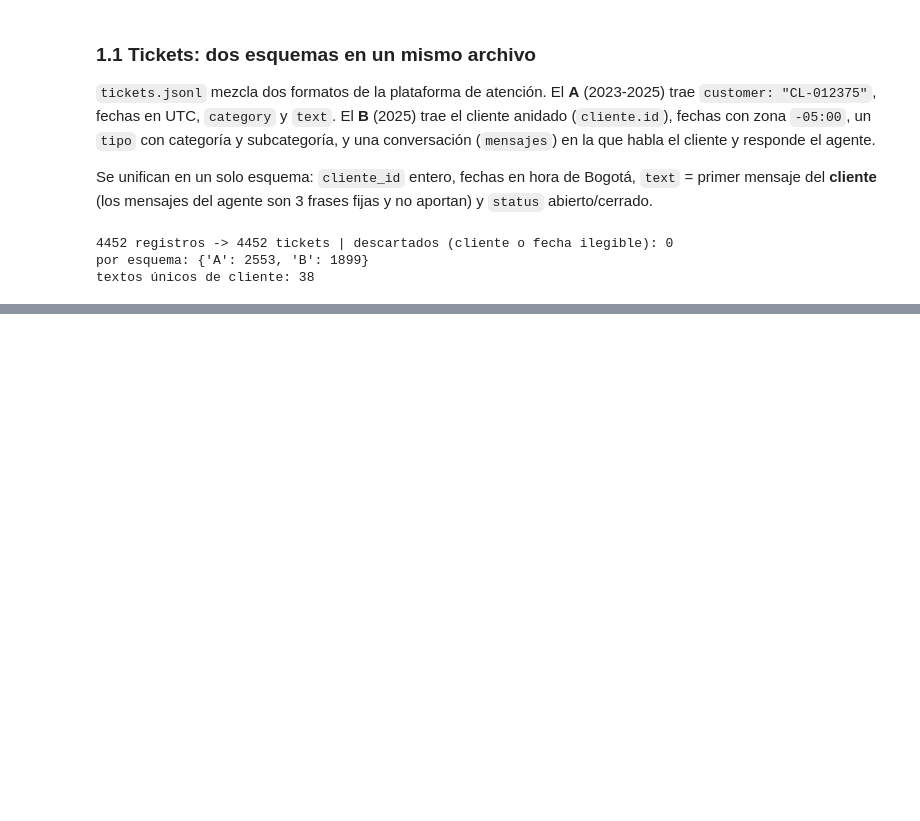
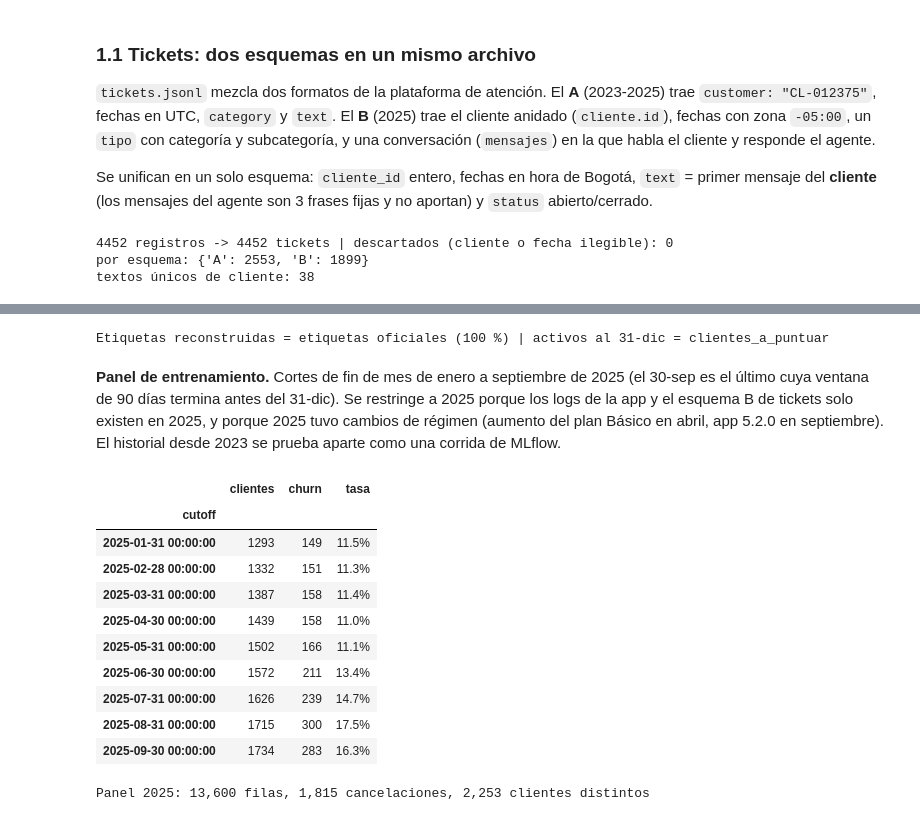
Before and after one commit to unfresh25/conecta-churn, a Jupyter notebook: solucion.ipynb, the cells around one changed output, grey strips where cells are left out. Cells and saved outputs as stored; diff of their text form; code cells hidden in the pictures; blank space fills up the shorter version.

Commit message:
feat: etiquetas reconstruidas y verificadas

```diff
--- a/solucion.ipynb
+++ b/solucion.ipynb
@@ -150,0 +178,35 @@ textos únicos de cliente: 38
+# %%
+# Control: la reconstrucción coincide al 100 % (mismos clientes, misma etiqueta) en los tres cortes.
+assert (check["_merge"] == "both").all()
+assert (check["churn_90d"] == check["churn_official"]).all()
+# Y los activos al 31-dic-2025 son exactamente los clientes a puntuar.
+assert active_at(data.subscriptions, TODAY) == set(data.to_score["cliente_id"])
+print("Etiquetas reconstruidas = etiquetas oficiales (100 %) | activos al 31-dic = clientes_a_puntuar")
+# %% [output]
+Etiquetas reconstruidas = etiquetas oficiales (100 %) | activos al 31-dic = clientes_a_puntuar
+# %% [markdown]
+**Panel de entrenamiento.** Cortes de fin de mes de enero a septiembre de 2025 (el 30-sep es el último cuya ventana de 90 días
+termina antes del 31-dic). Se restringe a 2025 porque los logs de la app y el esquema B de tickets solo existen en 2025, y porque
+2025 tuvo cambios de régimen (aumento del plan Básico en abril, app 5.2.0 en septiembre). El historial desde 2023 se prueba aparte
+como una corrida de MLflow.
+# %%
+TRAIN_CUTOFFS = monthly_cutoffs("2025-01-31", "2025-09-30")
+labels = build_labels(data.subscriptions, TRAIN_CUTOFFS)
+by_cutoff = labels.groupby("cutoff")["churn_90d"].agg(clientes="size", churn="sum", tasa="mean")
+display(by_cutoff.style.format({"tasa": "{:.1%}"}))
+print(f"Panel 2025: {len(labels):,} filas, {labels['churn_90d'].sum():,} cancelaciones, "
+      f"{labels['cliente_id'].nunique():,} clientes distintos")
+assert len(labels) == 13600 and labels["churn_90d"].sum() == 1815
+# %% [output]
+|  | clientes | churn | tasa |
+| cutoff |  |  |  |
+| 2025-01-31 00:00:00 | 1293 | 149 | 11.5% |
+| 2025-02-28 00:00:00 | 1332 | 151 | 11.3% |
+| 2025-03-31 00:00:00 | 1387 | 158 | 11.4% |
+| 2025-04-30 00:00:00 | 1439 | 158 | 11.0% |
+| 2025-05-31 00:00:00 | 1502 | 166 | 11.1% |
+| 2025-06-30 00:00:00 | 1572 | 211 | 13.4% |
+| 2025-07-31 00:00:00 | 1626 | 239 | 14.7% |
+| 2025-08-31 00:00:00 | 1715 | 300 | 17.5% |
+| 2025-09-30 00:00:00 | 1734 | 283 | 16.3% |
+Panel 2025: 13,600 filas, 1,815 cancelaciones, 2,253 clientes distintos
```
Also changed, not shown: parts of 4 cells of this notebook, 2 other files.
